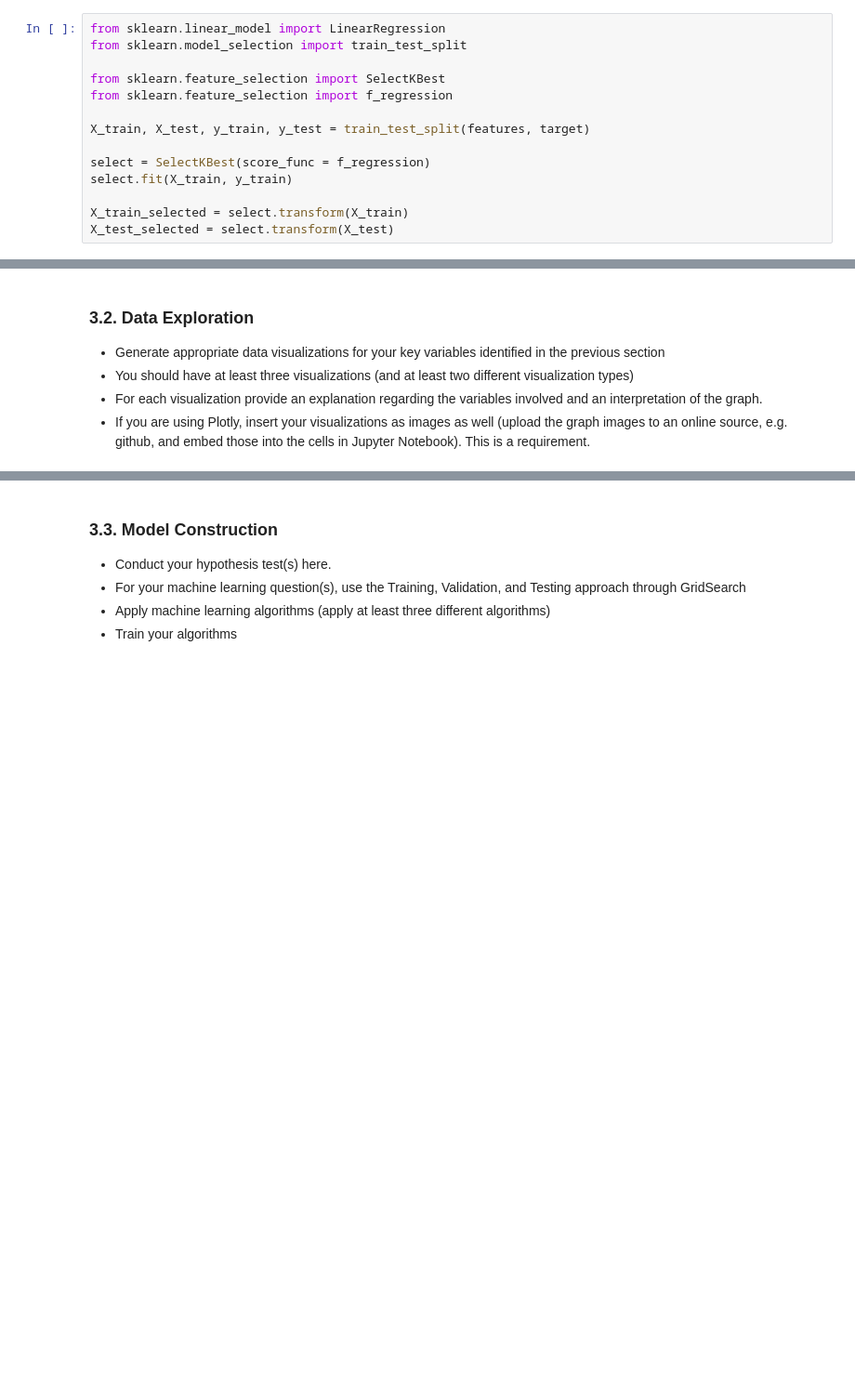
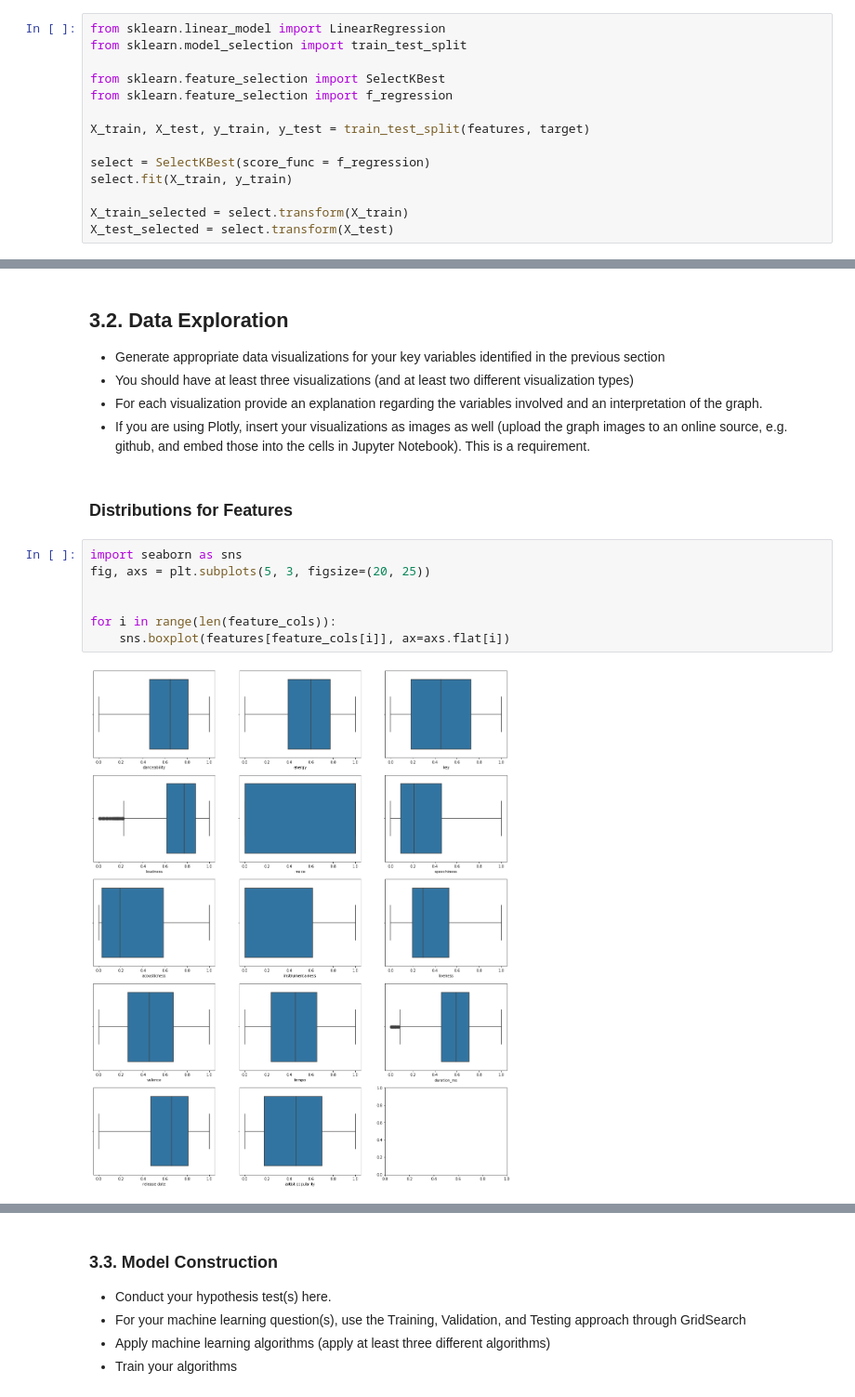
Before and after one commit to sam-zlota/DS3000-Final-Project, a Jupyter notebook: DS3000_FP4_Section02_Group7.ipynb, the cells around one changed output, grey strips where cells are left out. Shown at 93% size. Saved outputs shown, nothing was run; the diff lists cells and outputs as text; blank space fills up the shorter version.

```diff
--- a/DS3000_FP4_Section02_Group7.ipynb
+++ b/DS3000_FP4_Section02_Group7.ipynb
@@ -287,6 +343,17 @@ select.get_support()
 # %% [markdown]
-### 3.2. Data Exploration
+## 3.2. Data Exploration
 * Generate appropriate data visualizations for your key variables identified in the previous section
 * You should have at least three visualizations (and at least two different visualization types)
 * For each visualization provide an explanation regarding the variables involved and an interpretation of the graph.
 * If you are using Plotly, insert your visualizations as images as well (upload the graph images to an online source, e.g. github, and embed those into the cells in Jupyter Notebook). This is a requirement.
+# %% [markdown]
+### Distributions for Features
+# %%
+import seaborn as sns
+fig, axs = plt.subplots(5, 3, figsize=(20, 25))
+
+
+for i in range(len(feature_cols)):
+    sns.boxplot(features[feature_cols[i]], ax=axs.flat[i])
+# %% [output]
+[figure, added]
```
Also changed, not shown: parts of 26 cells of this notebook, 1 other file.
